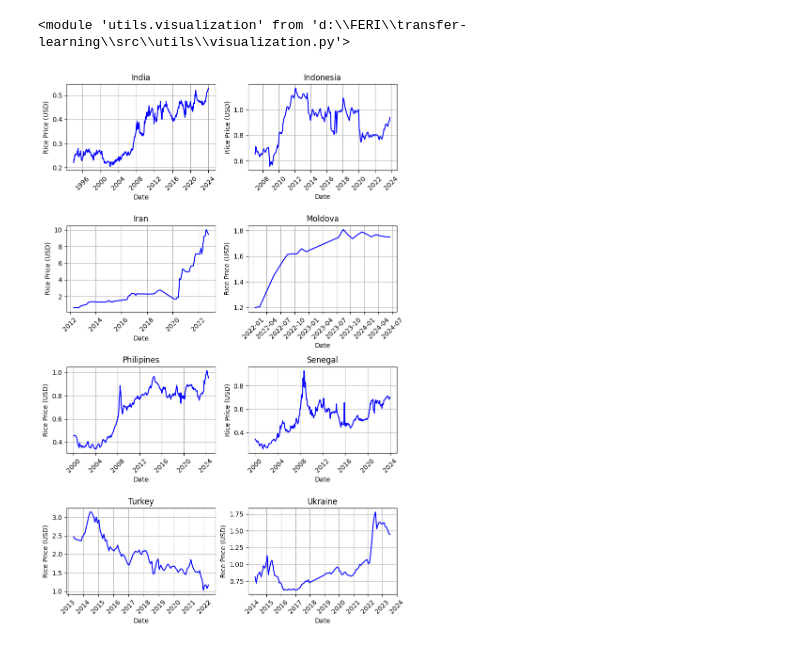
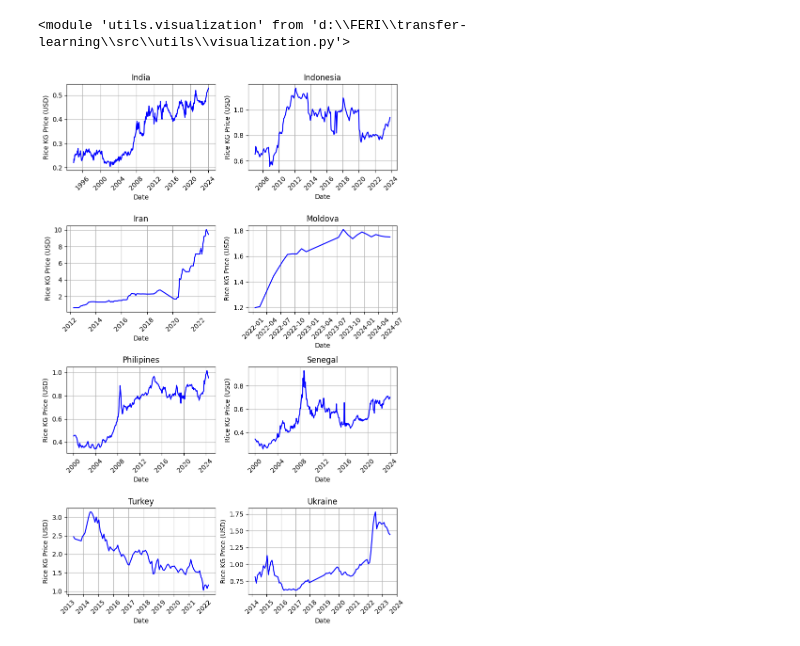
Before and after one commit to JanaJankovic/transfer-learning, a Jupyter notebook: src/data.ipynb, the cells around one changed output. Saved outputs shown, nothing was run; the diff lists cells and outputs as text; code cells hidden in the pictures.

```diff
--- a/src/data.ipynb
+++ b/src/data.ipynb
@@ -17,3 +14,6 @@ dfs = []
+# %%
+datasets = c.get_countries('Rice')
+dfs = []
 # %%
 for dataset in datasets:
     df = pd.read_csv(dataset['raw'])
@@ -21,6 +21,6 @@ for dataset in datasets:
     df.to_csv(dataset['processed'], index=False)
     dfs.append(df)
 # %%
-vis.plot_line_charts(dfs, 'date', 'usdprice', ['India', 'Indonesia', 'Iran', 'Moldova', 'Philipines', 'Senegal', 'Turkey', 'Ukraine'], 'Date', 'Rice Price (USD)')
+vis.plot_line_charts(dfs, 'date', 'usdprice', ['India', 'Indonesia', 'Iran', 'Moldova', 'Philipines', 'Senegal', 'Turkey', 'Ukraine'], 'Date', 'Rice KG Price (USD)')
 # %% [output]
-[figure, old version]
+[figure, new version]
```
Also changed, not shown: parts of 2 cells of this notebook, 4 other files.
